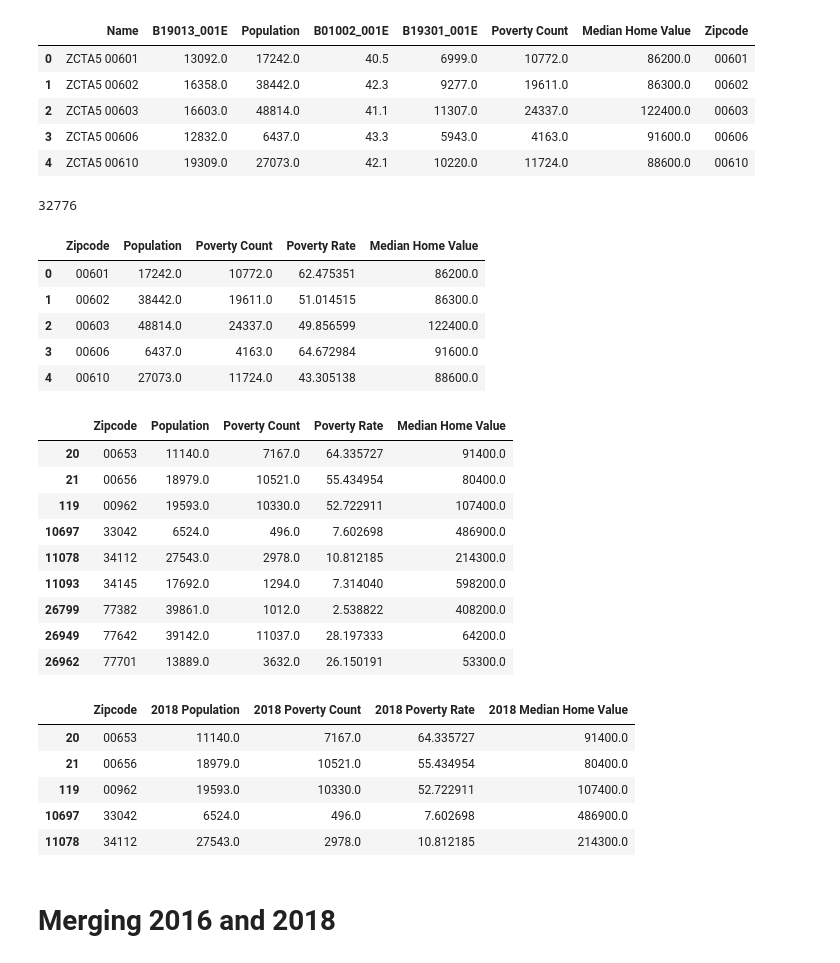
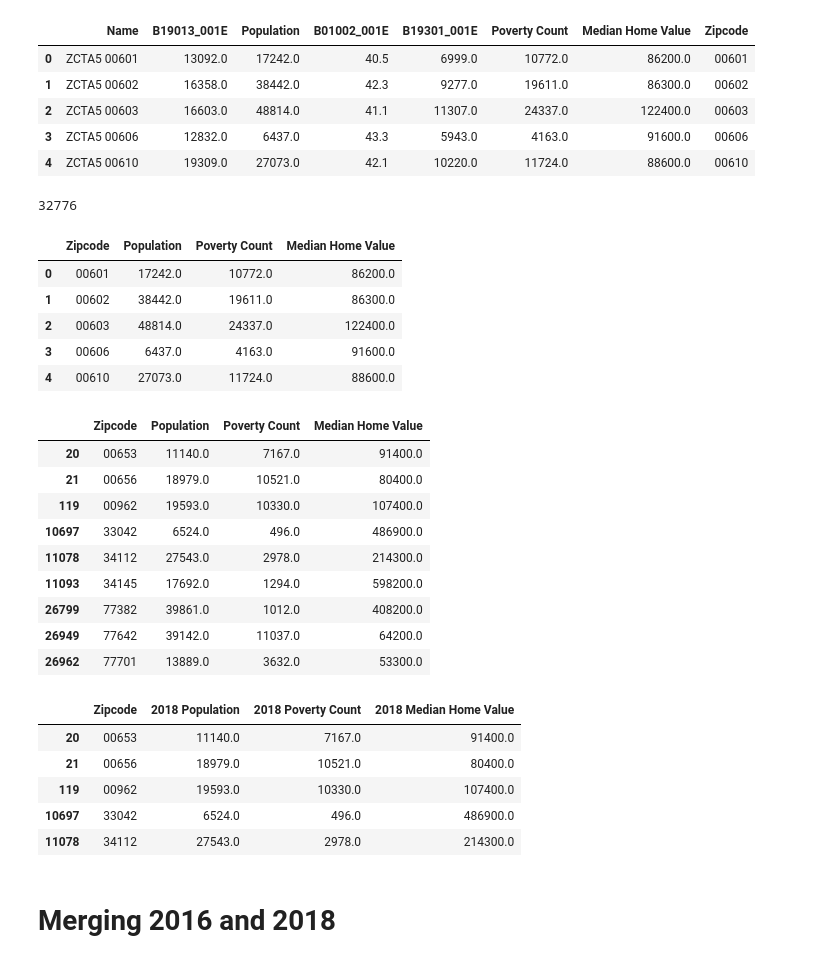
Before and after one commit to TheGreekGoddess/Project_1, a Jupyter notebook: Census/Census_HurriPy.ipynb, the cells around one changed output. Saved outputs shown, nothing was run; the diff lists cells and outputs as text; code cells hidden in the pictures.

```diff
--- a/Census/Census_HurriPy.ipynb
+++ b/Census/Census_HurriPy.ipynb
@@ -121,24 +123,18 @@ update_census_2018_df.head()
 | 3 | ZCTA5 00606 | 12832.0 | 6437.0 | 43.3 | 5943.0 | 4163.0 | 91600.0 | 00606 |
 | 4 | ZCTA5 00610 | 19309.0 | 27073.0 | 42.1 | 10220.0 | 11724.0 | 88600.0 | 00610 |
 # %%
-# Add in Poverty Rate (Poverty Count / Population)
-
-update_census_2018_df["Poverty Rate"] = 100 * \
-    update_census_2018_df["Poverty Count"].astype(
-        int) / update_census_2018_df["Population"].astype(int)
-
 # Final DataFrame
-update_census_2018_df = update_census_2018_df[["Zipcode", "Population", "Poverty Count", "Poverty Rate", "Median Home Value"]]
+update_census_2018_df = update_census_2018_df[["Zipcode", "Population", "Poverty Count", "Median Home Value"]]
 
 # Visualize
 print(len(update_census_2018_df))
 update_census_2018_df.head()
 # %% [output]
 32776
-|  | Zipcode | Population | Poverty Count | Poverty Rate | Median Home Value |
-| 0 | 00601 | 17242.0 | 10772.0 | 62.475351 | 86200.0 |
-| 1 | 00602 | 38442.0 | 19611.0 | 51.014515 | 86300.0 |
-| 2 | 00603 | 48814.0 | 24337.0 | 49.856599 | 122400.0 |
-| 3 | 00606 | 6437.0 | 4163.0 | 64.672984 | 91600.0 |
-| 4 | 00610 | 27073.0 | 11724.0 | 43.305138 | 88600.0 |
+|  | Zipcode | Population | Poverty Count | Median Home Value |
+| 0 | 00601 | 17242.0 | 10772.0 | 86200.0 |
+| 1 | 00602 | 38442.0 | 19611.0 | 86300.0 |
+| 2 | 00603 | 48814.0 | 24337.0 | 122400.0 |
+| 3 | 00606 | 6437.0 | 4163.0 | 91600.0 |
+| 4 | 00610 | 27073.0 | 11724.0 | 88600.0 |
 # %%
@@ -148,31 +145,32 @@ update_census_2018_df.head()
 
 zip_code_2016_list = ["00653", "00656", "00962", "33042", "34112", "34145", "77382", "77642", "77701"]
 # %%
+# Create Dataframe with Zip Codes in Zip Code List
 zip_code_2018_df = update_census_2018_df[update_census_2018_df["Zipcode"].isin(zip_code_2016_list)]
 zip_code_2018_df
 # %% [output]
-|  | Zipcode | Population | Poverty Count | Poverty Rate | Median Home Value |
-| 20 | 00653 | 11140.0 | 7167.0 | 64.335727 | 91400.0 |
-| 21 | 00656 | 18979.0 | 10521.0 | 55.434954 | 80400.0 |
-| 119 | 00962 | 19593.0 | 10330.0 | 52.722911 | 107400.0 |
-| 10697 | 33042 | 6524.0 | 496.0 | 7.602698 | 486900.0 |
-| 11078 | 34112 | 27543.0 | 2978.0 | 10.812185 | 214300.0 |
-| 11093 | 34145 | 17692.0 | 1294.0 | 7.314040 | 598200.0 |
-| 26799 | 77382 | 39861.0 | 1012.0 | 2.538822 | 408200.0 |
-| 26949 | 77642 | 39142.0 | 11037.0 | 28.197333 | 64200.0 |
-| 26962 | 77701 | 13889.0 | 3632.0 | 26.150191 | 53300.0 |
+|  | Zipcode | Population | Poverty Count | Median Home Value |
+| 20 | 00653 | 11140.0 | 7167.0 | 91400.0 |
+| 21 | 00656 | 18979.0 | 10521.0 | 80400.0 |
+| 119 | 00962 | 19593.0 | 10330.0 | 107400.0 |
+| 10697 | 33042 | 6524.0 | 496.0 | 486900.0 |
+| 11078 | 34112 | 27543.0 | 2978.0 | 214300.0 |
+| 11093 | 34145 | 17692.0 | 1294.0 | 598200.0 |
+| 26799 | 77382 | 39861.0 | 1012.0 | 408200.0 |
+| 26949 | 77642 | 39142.0 | 11037.0 | 64200.0 |
+| 26962 | 77701 | 13889.0 | 3632.0 | 53300.0 |
 # %%
 # Using .rename(columns={}) in order to rename columns
 
 renamed_2018_df = zip_code_2018_df.rename(columns={"Population":"2018 Population", "Poverty Count":"2018 Poverty Count", "Poverty Rate":"2018 Poverty Rate", "Median Home Value":"2018 Median Home Value"})
 renamed_2018_df.head()
 # %% [output]
-|  | Zipcode | 2018 Population | 2018 Poverty Count | 2018 Poverty Rate | 2018 Median Home Value |
-| 20 | 00653 | 11140.0 | 7167.0 | 64.335727 | 91400.0 |
-| 21 | 00656 | 18979.0 | 10521.0 | 55.434954 | 80400.0 |
-| 119 | 00962 | 19593.0 | 10330.0 | 52.722911 | 107400.0 |
-| 10697 | 33042 | 6524.0 | 496.0 | 7.602698 | 486900.0 |
-| 11078 | 34112 | 27543.0 | 2978.0 | 10.812185 | 214300.0 |
+|  | Zipcode | 2018 Population | 2018 Poverty Count | 2018 Median Home Value |
+| 20 | 00653 | 11140.0 | 7167.0 | 91400.0 |
+| 21 | 00656 | 18979.0 | 10521.0 | 80400.0 |
+| 119 | 00962 | 19593.0 | 10330.0 | 107400.0 |
+| 10697 | 33042 | 6524.0 | 496.0 | 486900.0 |
+| 11078 | 34112 | 27543.0 | 2978.0 | 214300.0 |
 # %% [markdown]
 # Merging 2016 and 2018
 # %%
```
Also changed, not shown: parts of 14 cells of this notebook.
